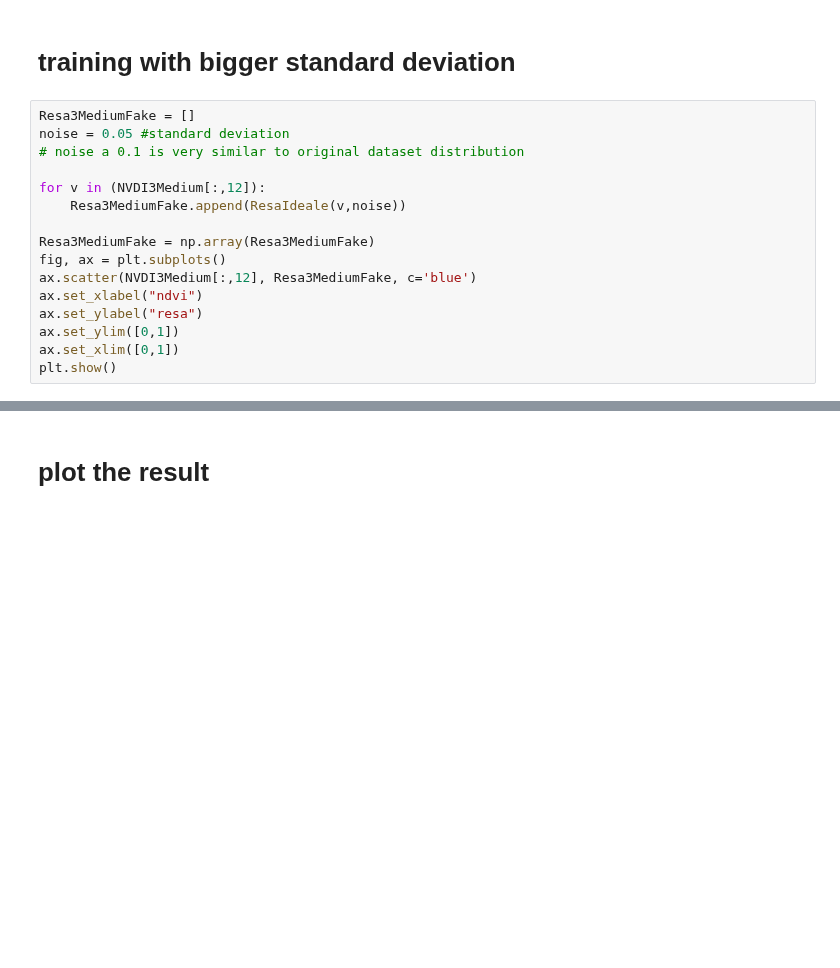
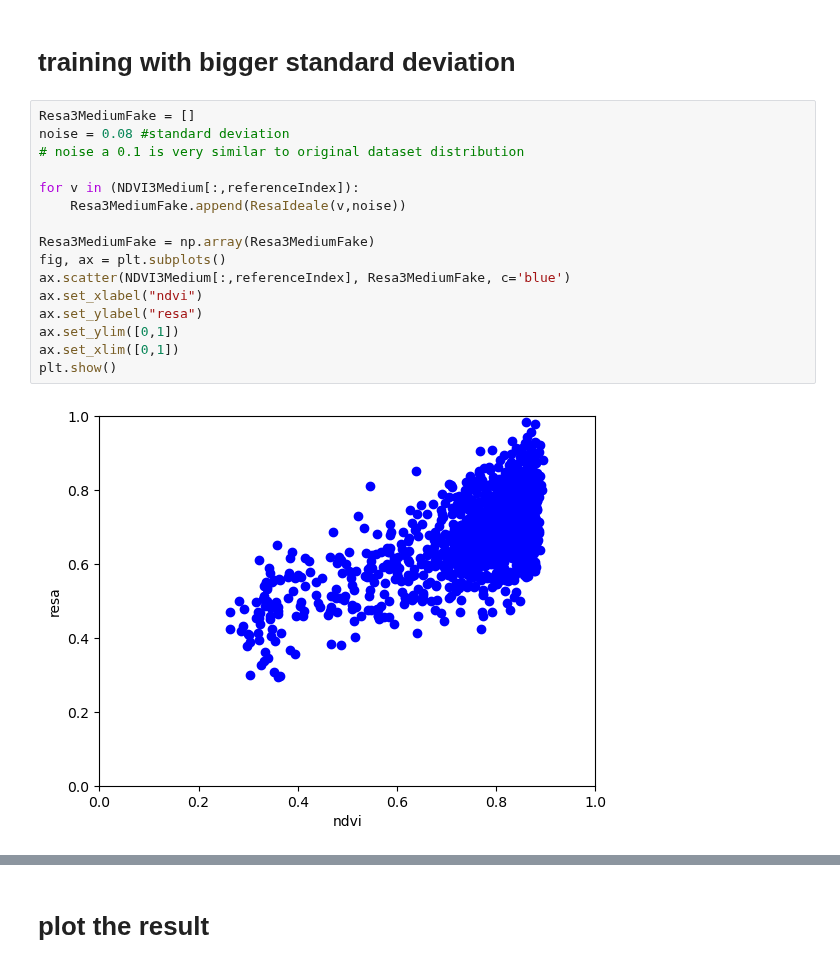
Before and after one commit to Simone-Scalella/AgriVision2022, a Jupyter notebook: VGGResaIdeale.ipynb, the cells around one changed output, grey strips where cells are left out. Saved outputs shown, nothing was run; the diff lists cells and outputs as text; blank space fills up the shorter version.

```diff
--- a/VGGResaIdeale.ipynb
+++ b/VGGResaIdeale.ipynb
@@ -251,17 +254,19 @@ plt.show()
 # training with bigger standard deviation
 # %%
 Resa3MediumFake = []
-noise = 0.05 #standard deviation
+noise = 0.08 #standard deviation
 # noise a 0.1 is very similar to original dataset distribution
 
-for v in (NVDI3Medium[:,12]):
+for v in (NDVI3Medium[:,referenceIndex]):
     Resa3MediumFake.append(ResaIdeale(v,noise))
 
 Resa3MediumFake = np.array(Resa3MediumFake)
 fig, ax = plt.subplots()
-ax.scatter(NVDI3Medium[:,12], Resa3MediumFake, c='blue')
+ax.scatter(NDVI3Medium[:,referenceIndex], Resa3MediumFake, c='blue')
 ax.set_xlabel("ndvi")
 ax.set_ylabel("resa")
 ax.set_ylim([0,1])
 ax.set_xlim([0,1])
 plt.show()
+# %% [output]
+[figure, added]
```
Also changed, not shown: parts of 9 cells of this notebook.
